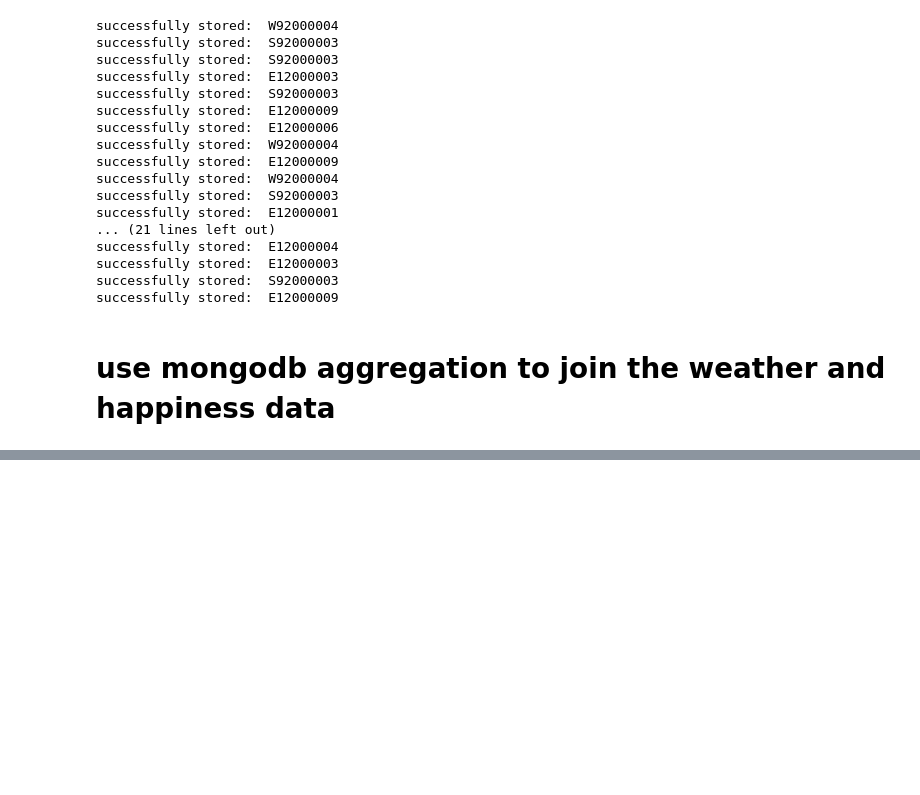
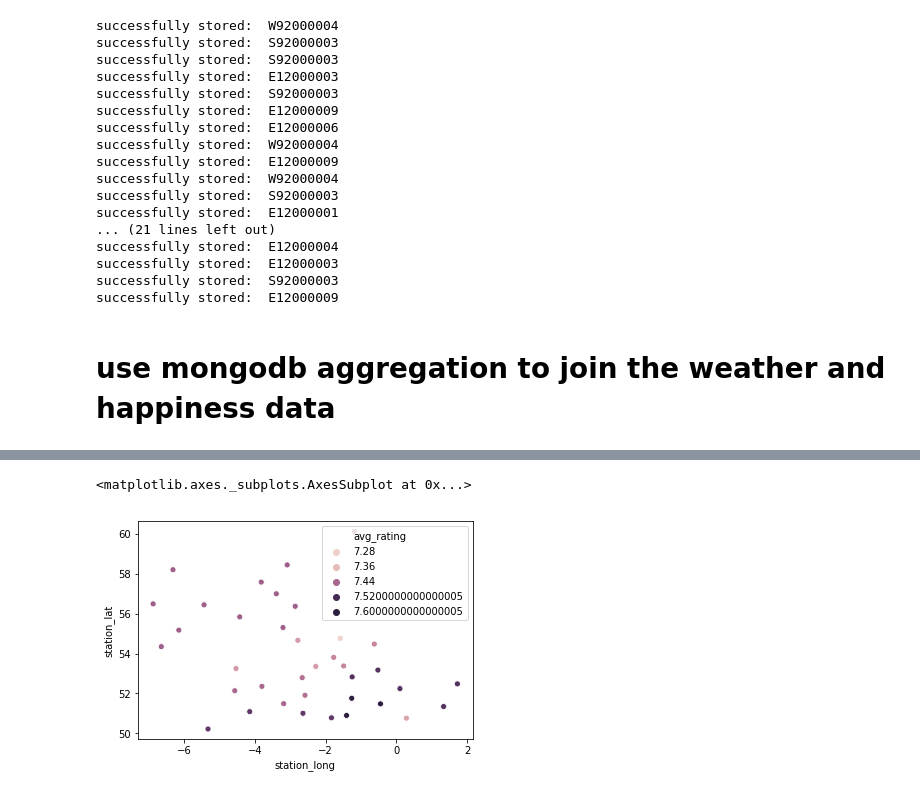
Before and after one commit to mukeswebrian/Analysing-the-impact-of-weather-on-self-reported-happiness, a Jupyter notebook: join_happiness_and_weather_data.ipynb, the cells around one changed output, grey strips where cells are left out. Saved outputs shown, nothing was run; the diff lists cells and outputs as text; code cells hidden in the pictures; blank space fills up the shorter version.

```diff
--- a/join_happiness_and_weather_data.ipynb
+++ b/join_happiness_and_weather_data.ipynb
@@ -10,7 +10,7 @@ def query_to_dataframe(query, database):
     from a mongodb database
     '''
 
-    client = MongoClient(host="midgard09", port=27017)
+    client = MongoClient(host="localhost", port=27017)
     weather_data = client.pitds_weather_data[database]
 
     entries = []
@@ -422,0 +378,5 @@ sns.pairplot(joined[to_plot])
+# %%
+# Add station coordinates to the joined data
+stations.columns = ["station_lat", "station_long"]
+stations
+joined = pd.concat([joined, stations.reset_index().drop(columns=["station"])], axis=1)
@@ -422,0 +407,7 @@ sns.pairplot(joined[to_plot])
+# %%
+# Visualize spatial variation in happiness rating
+fig, ax = plt.subplots(1,1)
+sns.scatterplot(data=joined, x="station_long", y="station_lat", hue="avg_rating")
+# %% [output]
+<matplotlib.axes._subplots.AxesSubplot at 0x...>
+[figure, added]
```
Also changed, not shown: parts of 12 cells of this notebook, 14 other files.
